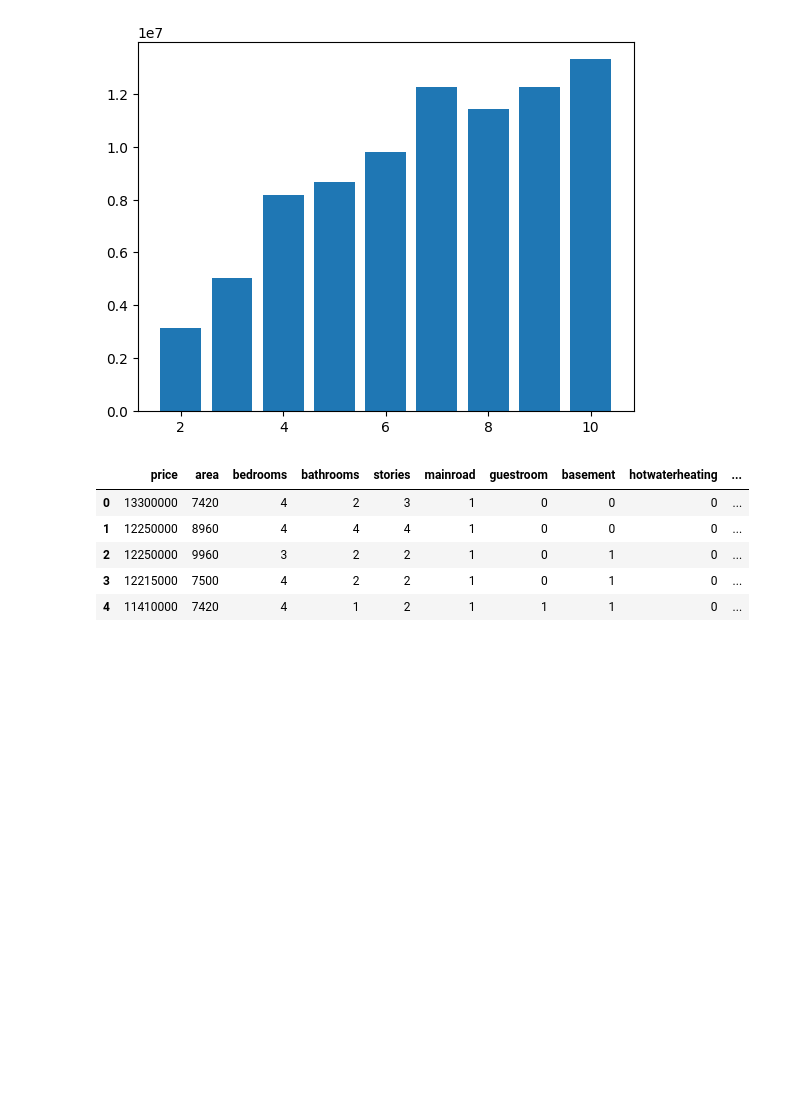
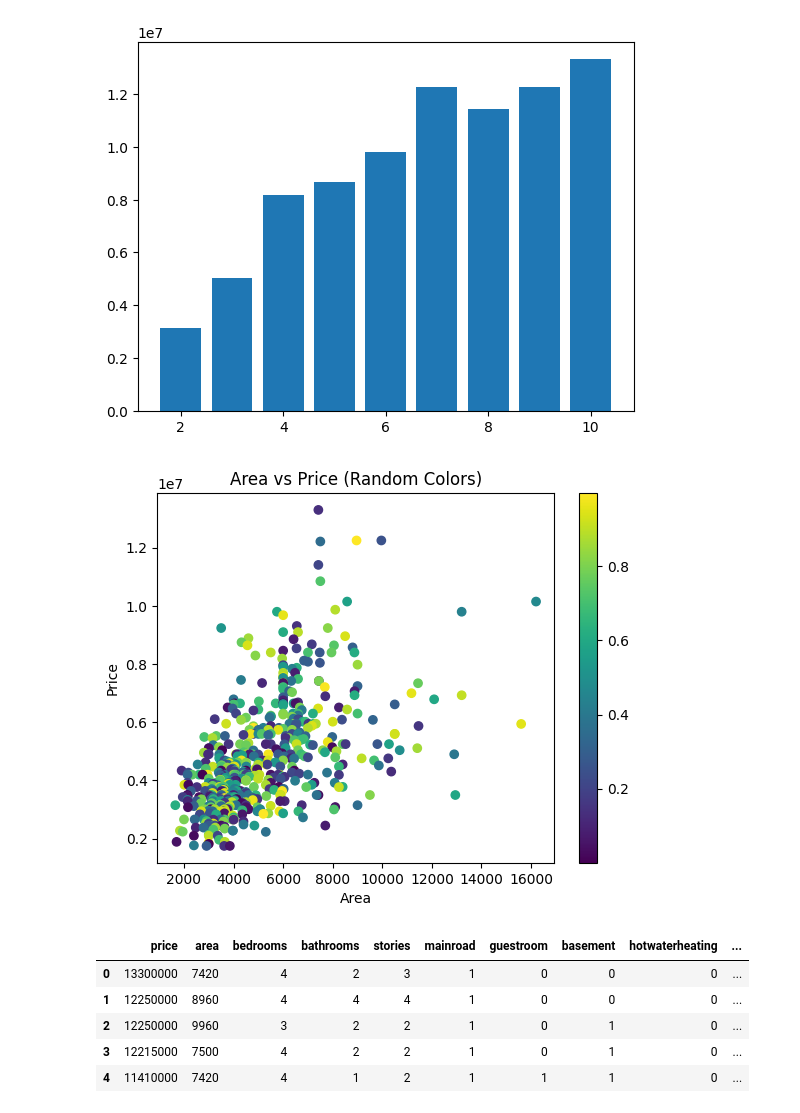
Before and after one commit to dattavishnu/-Exploratory-Data-Analysis-, a Jupyter notebook: data_manipulation.ipynb, the cells around one changed output. Saved outputs shown, nothing was run; the diff lists cells and outputs as text; code cells hidden in the pictures; blank space fills up the shorter version.

```diff
--- a/data_manipulation.ipynb
+++ b/data_manipulation.ipynb
@@ -172,6 +172,18 @@ plt.show()
 #we got a increasing graph
 # %% [output]
 [figure]
+# %%
+
+
+colors = np.random.rand(len(data_frame))  # Random color for each point
+plt.scatter(data_frame['area'], np_price, c=colors, cmap='viridis')  # 'viridis' is a nice colormap
+plt.colorbar()  # Optional: shows a color scale
+plt.xlabel('Area')
+plt.ylabel('Price')
+plt.title('Area vs Price (Random Colors)')
+plt.show()
+# %% [output]
+[figure, added]
 # %%
 data_frame.head()
 # %% [output]
```
Also changed, not shown: parts of 1 cell of this notebook.
